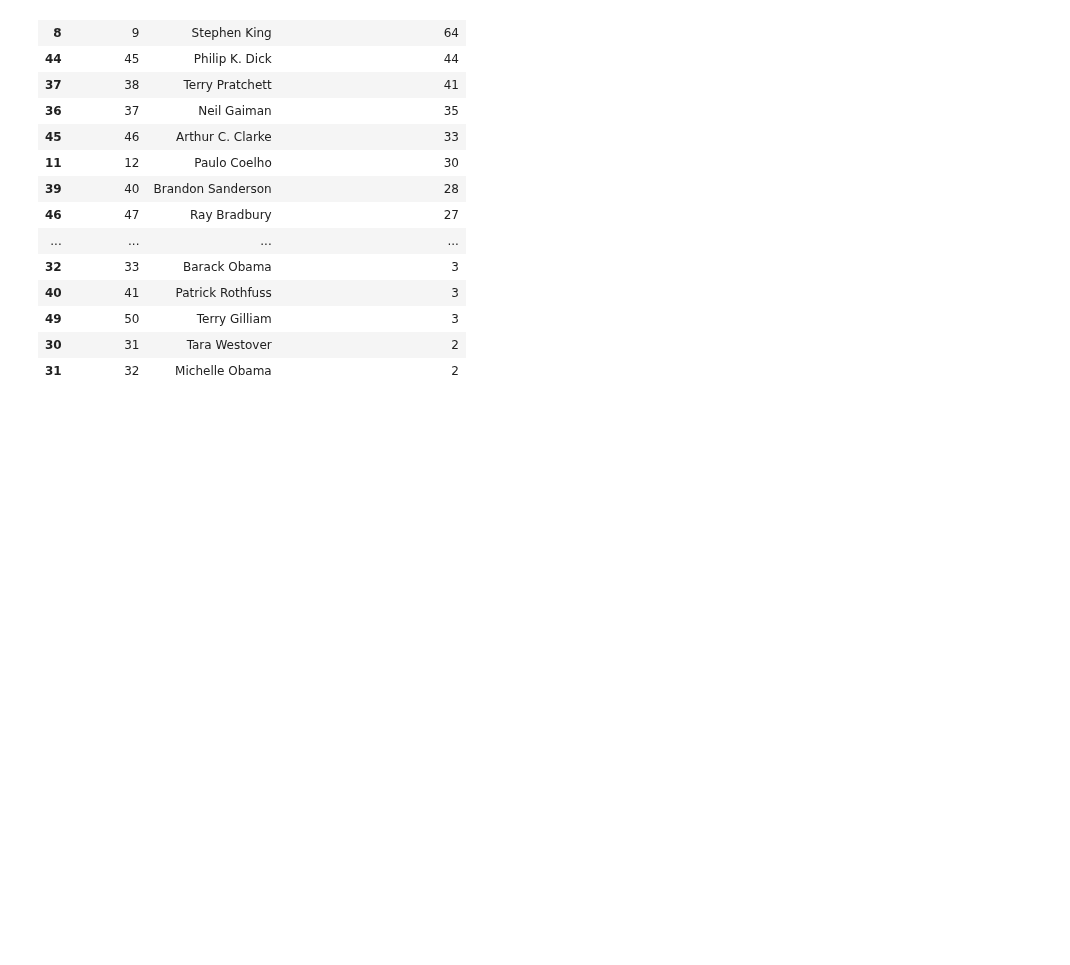
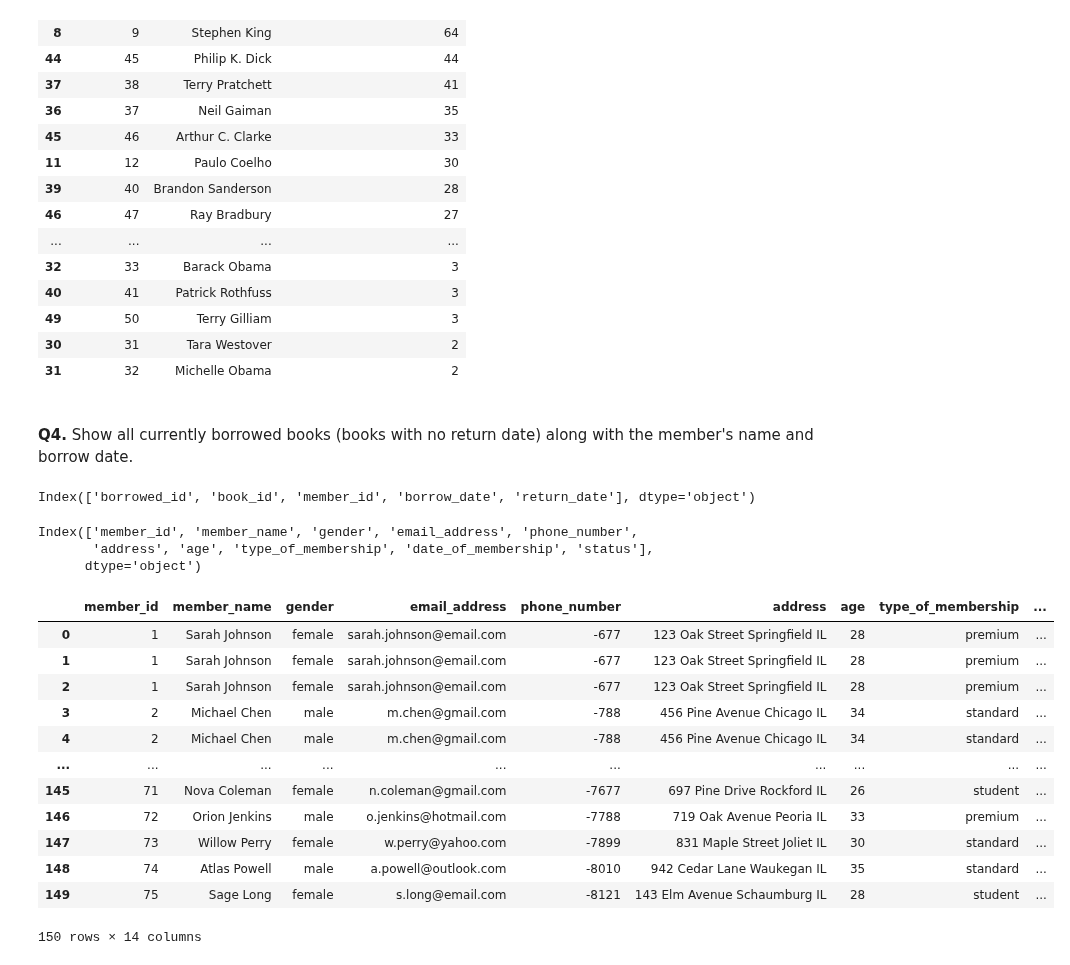
Before and after one commit to DuoDduo/AI-fellowship-module-2, a Jupyter notebook: Tasks/Task20/python_script/task20.ipynb, the cells around one changed output. Drawn from its saved outputs; the diff is of its cells as text; code cells hidden in the pictures; blank space fills up the shorter version.

```diff
--- a/Tasks/Task20/python_script/task20.ipynb
+++ b/Tasks/Task20/python_script/task20.ipynb
@@ -273,3 +289,36 @@ no_of_books_sorted
 | 49 | 50 | Terry Gilliam | 3 |
 | 30 | 31 | Tara Westover | 2 |
 | 31 | 32 | Michelle Obama | 2 |
+# %% [markdown]
+<!-- **Q4.** Show all currently borrowed books (books with no return date) along with the member's name and borrow date. -->
+# %% [markdown]
+**Q4.** Show all currently borrowed books (books with no return date) along with the member's name and borrow date.
+# %%
+# printing the column names
+borrow_history.columns
+# %% [output]
+Index(['borrowed_id', 'book_id', 'member_id', 'borrow_date', 'return_date'], dtype='object')
+# %%
+# printing the column names
+members.columns
+# %% [output]
+Index(['member_id', 'member_name', 'gender', 'email_address', 'phone_number',
+       'address', 'age', 'type_of_membership', 'date_of_membership', 'status'],
+      dtype='object')
+# %%
+borrow_members = pd.merge(members, borrow_history, on = "member_id", how="inner")
+borrow_members
+# %% [output]
+|  | member_id | member_name | gender | email_address | phone_number | address | age | type_of_membership | ... |
+| 0 | 1 | Sarah Johnson | female | sarah.johnson@email.com | -677 | 123 Oak Street Springfield IL | 28 | premium | ... |
+| 1 | 1 | Sarah Johnson | female | sarah.johnson@email.com | -677 | 123 Oak Street Springfield IL | 28 | premium | ... |
+| 2 | 1 | Sarah Johnson | female | sarah.johnson@email.com | -677 | 123 Oak Street Springfield IL | 28 | premium | ... |
+| 3 | 2 | Michael Chen | male | m.chen@gmail.com | -788 | 456 Pine Avenue Chicago IL | 34 | standard | ... |
+| 4 | 2 | Michael Chen | male | m.chen@gmail.com | -788 | 456 Pine Avenue Chicago IL | 34 | standard | ... |
+| ... | ... | ... | ... | ... | ... | ... | ... | ... | ... |
+| 145 | 71 | Nova Coleman | female | n.coleman@gmail.com | -7677 | 697 Pine Drive Rockford IL | 26 | student | ... |
+| 146 | 72 | Orion Jenkins | male | o.jenkins@hotmail.com | -7788 | 719 Oak Avenue Peoria IL | 33 | premium | ... |
+| 147 | 73 | Willow Perry | female | w.perry@yahoo.com | -7899 | 831 Maple Street Joliet IL | 30 | standard | ... |
+| 148 | 74 | Atlas Powell | male | a.powell@outlook.com | -8010 | 942 Cedar Lane Waukegan IL | 35 | standard | ... |
+| 149 | 75 | Sage Long | female | s.long@email.com | -8121 | 143 Elm Avenue Schaumburg IL | 28 | student | ... |
+150 rows × 14 columns
```
Also changed, not shown: parts of 10 cells of this notebook, 4 other files.
